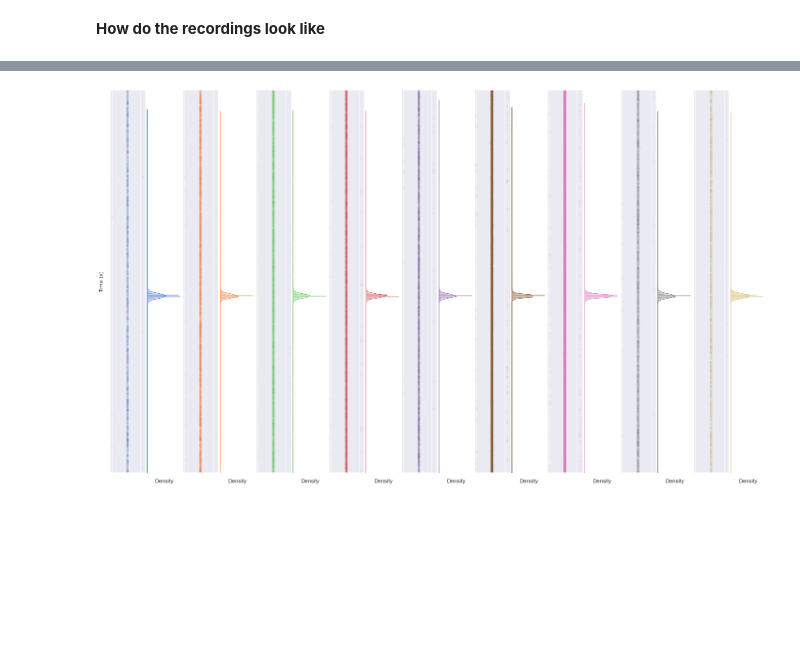
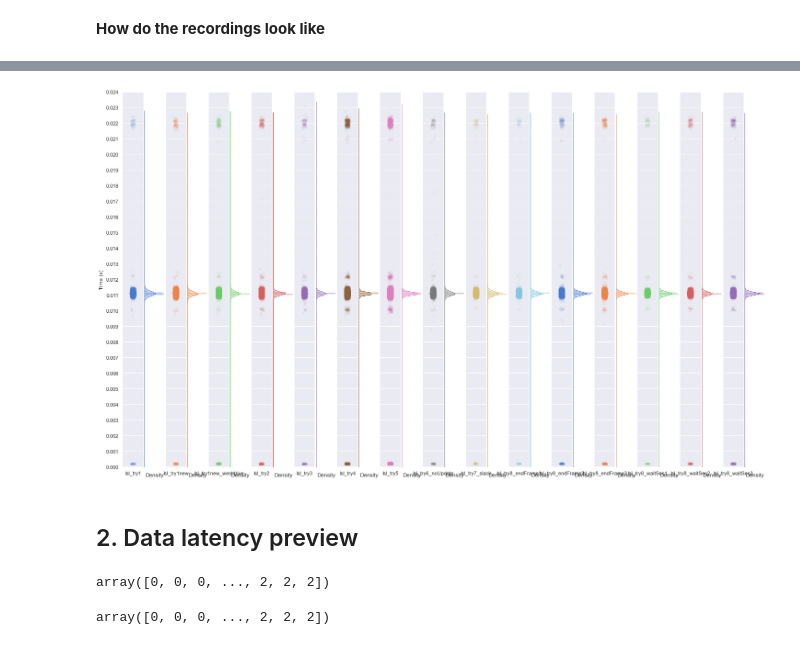
Before and after one commit to JohnMadrid/lsl_latency_corout_analysis, a Jupyter notebook: analysis_John.ipynb, the cells around one changed output, grey strips where cells are left out. Drawn from its saved outputs; the diff is of its cells as text; code cells hidden in the pictures; blank space fills up the shorter version.

```diff
--- a/analysis_John.ipynb
+++ b/analysis_John.ipynb
@@ -61,0 +68,2 @@ Included:
+# %%
+streams2, _ = pyxdf.load_xdf(f"lsl_coroutines_data/{recordings[0]['file']}")
@@ -257,7 +285,7 @@ for k in main_bar:
     pbar.set_postfix(postfix)
     # format: [currentFrame, value, timestamp] -> we store value
     unity_c = np.transpose(streams[u_ch]["time_series"])[1]
-    recordings[k]["unity"]["Visual"] = unity_c.astype(int)
+    recordings[k]["unity"]["visual"] = unity_c.astype(int)
     pbar.update(1)
     #display(recordings)
 
@@ -273,7 +301,7 @@ for k in main_bar:
     eeg_color = -eeg_color  # invert diode data polarity, easier to visualize
 
     # store them
-    recordings[k]["eeg"]["Visual"] = eeg_color
+    recordings[k]["eeg"]["visual"] = eeg_color
     #display(recordings)
 
     # store if first and last timestamps coincide with file info
@@ -288,7 +316,7 @@ for k in main_bar:
         recordings[k][f"{stream}_last"] = float(o_last) == float(i_last)
         # length check
         l_time = len(recordings[k][stream]["time_stamps"])
-        for ch in ["Visual"]:
+        for ch in ["visual"]:
             key = f"length_{stream}_{ch}"
             recordings[k][key] = l_time == len(recordings[k][stream][ch])
     pbar.update(1)
@@ -529,0 +773,9 @@ display(e_stats.style.applymap(color_checks, subset=["AVG"]))
+# %%
+sns.set(rc={"figure.figsize": (25, 10)})  # set figure size
+sns.set_style("darkgrid")  # set seaborn plotting style
+g = sns.boxenplot(data=e_dist, palette="muted")
+g.set_xticklabels(fnames)
+plt.ticklabel_format(style="plain", axis="y", useOffset=False)
+plt.ylabel("Time (s)")
+plt.tight_layout()
+plt.show()
@@ -681,0 +798,4 @@ display(diffs.style.applymap(color_checks, subset=["AVG"]))
+# %%
+sns.set(rc={"figure.figsize": (25, 10)})  # set figure size
+sns.set_style("darkgrid")  # set seaborn plotting style
+strip_plot(u_dist, fnames, 0.05)
@@ -705,32 +827,34 @@ for i in range(nplots):
     with sns.axes_style(style):
         ax = fig.add_subplot(gs[i])
         if i % 2 == 0:
             color = next(palette)
-            sns.stripplot(x=u_dist[j], ax=ax, orient="v", color=color, alpha=0.05)
+            sns.stripplot(y=u_dist[j], ax=ax, orient="v", color=color, alpha=0.05)
             ax.set_xticklabels([files[j]])  # filename
             ax.set_ylim(0, y_max)
             ax.set_yticks(ticks)
         else:
             sns.distplot(
                 u_dist[j],
                 ax=ax,
                 vertical=True,
                 norm_hist=True,
                 bins=250,
                 kde_kws=kde,
                 color=color,
             )
             ax.set_ylim(0, y_max)
             ax.set_yticks(ticks)
             ax.set_xticklabels([])
             sns.despine(left=True, bottom=True)
             j += 1
         if i != 0:
             ax.set_yticklabels([])
 
 
 plt.subplots_adjust(wspace=0.05)
 fig.axes[0].set_ylabel("Time (s)")
 plt.show()
 # %% [output]
-[figure, old version]
+[figure, new version]
+# %% [markdown]
+## 2. Data latency preview
@@ -736,0 +879,37 @@ plt.show()
+# %%
+e_t = e["timestamps"]
+u_t = u["timestamps"]
+# e_a = e["audio"]
+e_c = e["visual"]
+u_c = u["visual"]
+# u_a = u["audio"]
+
+# display(e_t)
+
+# fix diff array sizes for unity color and audio arrays
+u_diff = len(u_c) - len(u_t)
+if u_diff > 0:
+    # remove the diff from the end of the array
+    u_c = u_c[:-u_diff]
+elif u_diff < 0:
+    # add the diff from the end of the array
+    for i in range(abs(u_diff)):
+        u_c = np.append(u_c, u_c[-1])
+
+display(u_c)
+# %% [output]
+array([0, 0, 0, ..., 2, 2, 2])
+# %%
+
+# select range of timestamps, diode and microphone values (eeg)
+e_time_selection = e_t[(e_t > f_n) & (e_t < s_n)]
+e_color_selection = e_c[(e_t > f_n) & (e_t < s_n)]
+# e_audio_selection = e_a[(e_t > f_n) & (e_t < s_n)]
+
+# select range of timestamps, color and audio values (unity)
+u_time_selection = u_t[(u_t > f_n) & (u_t < s_n)]
+u_color_selection = u_c[(u_t > f_n) & (u_t < s_n)]
+# u_audio_selection = u_a[(u_t > f_n) & (u_t < s_n)]
+u_color_selection
+# %% [output]
+array([0, 0, 0, ..., 2, 2, 2])
```
Also changed, not shown: parts of 39 cells of this notebook, 3 other files.
